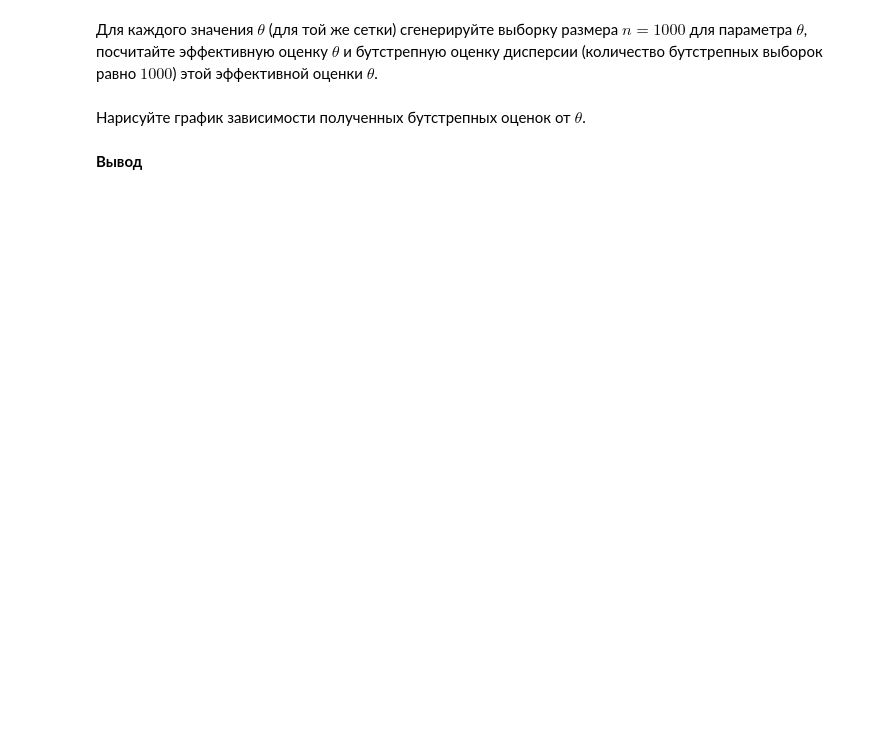
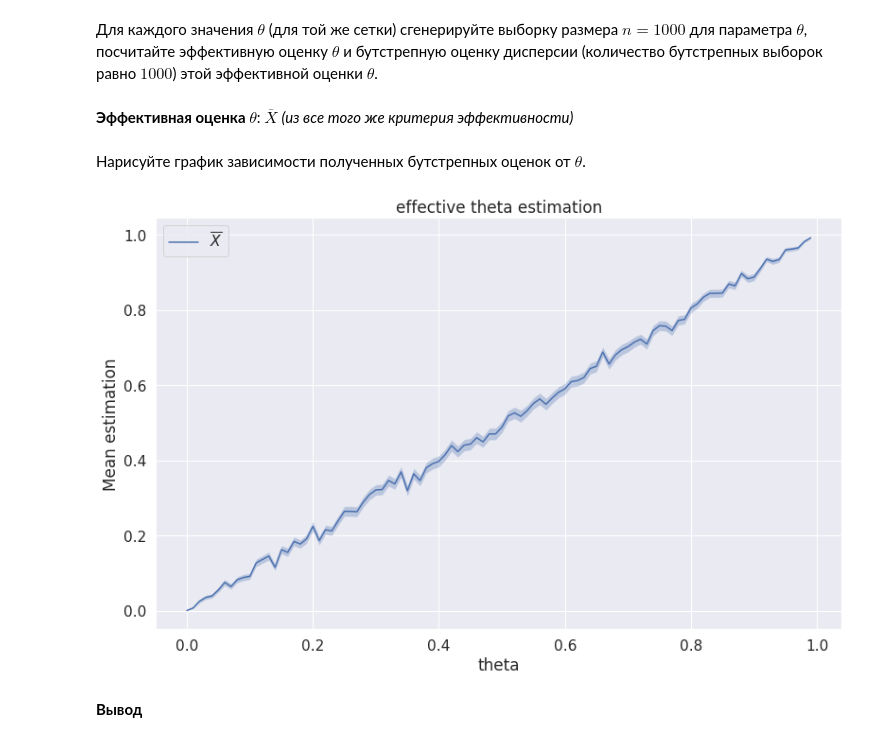
Before and after one commit to archie230/matstat_prac, a Jupyter notebook: Task3/hw3.ipynb, the cells around one changed output. Drawn from its saved outputs; the diff is of its cells as text; code cells hidden in the pictures; blank space fills up the shorter version.

```diff
--- a/Task3/hw3.ipynb
+++ b/Task3/hw3.ipynb
@@ -529,7 +555,39 @@ the
     посчитайте эффективную оценку $\theta$ и бутстрепную оценку дисперсии
     (количество бутстрепных выборок равно $1000$) этой
     эффективной оценки $\theta$.
+# %% [markdown]
+**Эффективная оценка $\theta$**:
+$\overline{X}$ *(из все того же критерия эффективности)*
+# %%
+theta_estimates = np.zeros(len(thetas))
+bootstrap_std = np.zeros(len(thetas))
+n = 1000
+
+for i, theta in enumerate(thetas):
+    sample = sps.bernoulli.rvs(theta, size=n)
+    estimates = np.array([np.random.choice(sample, size=n).mean() for _ in range(n)])
+
+    theta_estimates[i] = sample.mean()
+    bootstrap_std[i] = estimates.std()
 # %% [markdown]
  Нарисуйте график зависимости полученных бутстрепных оценок от $\theta$.
+# %%
+plt.figure(figsize=(13, 8))
+plt.plot(thetas, theta_estimates, label="$\overline{X}$")
+plt.fill_between(
+    x=thetas,
+    y1=theta_estimates + bootstrap_std,
+    y2=theta_estimates - bootstrap_std,
+    alpha=0.3
+)
+
+plt.xlabel("theta")
+plt.ylabel("Mean estimation")
+plt.title("effective theta estimation")
+plt.legend()
+
+plt.show()
+# %% [output]
+[figure, added]
 # %% [markdown]
 **Вывод**
```
Also changed, not shown: parts of 5 cells of this notebook, 1 other file.
